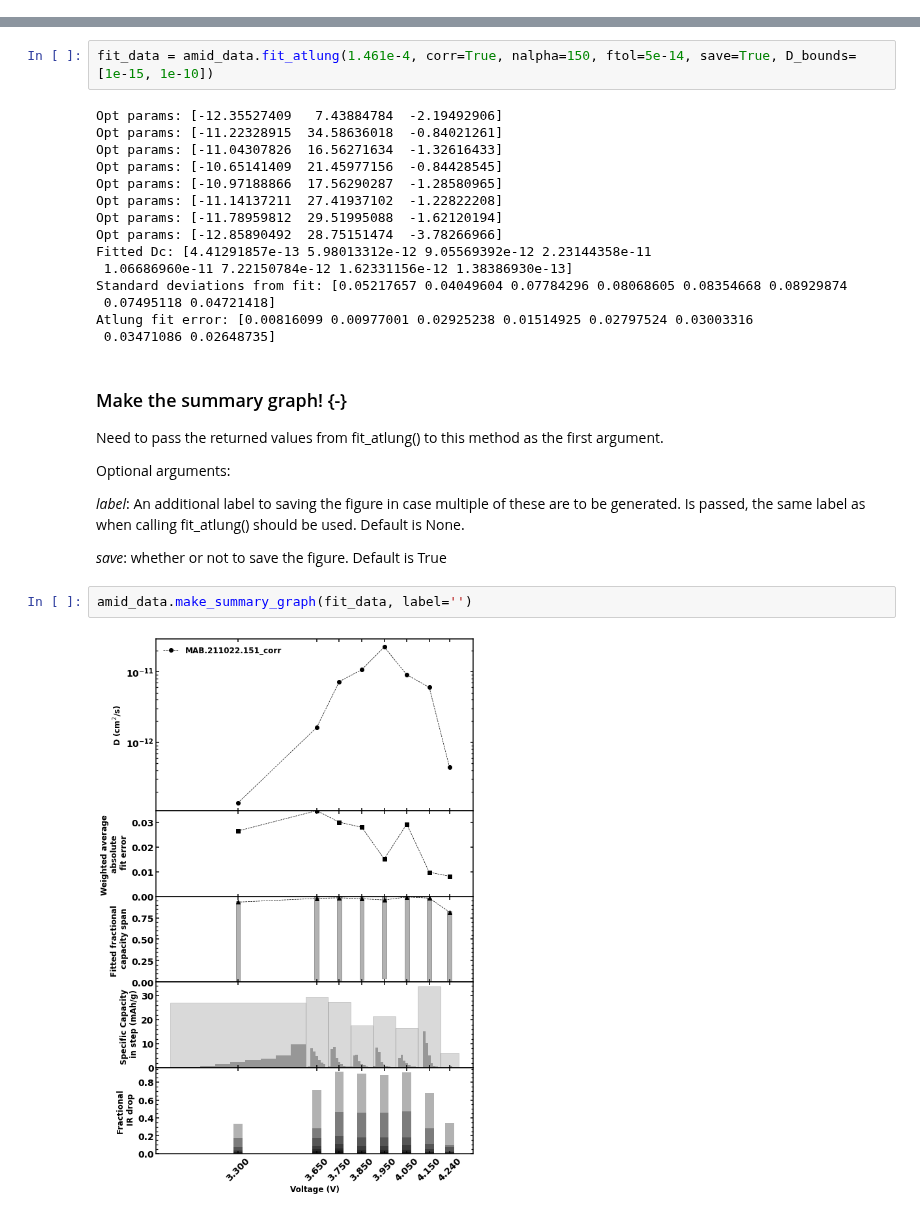
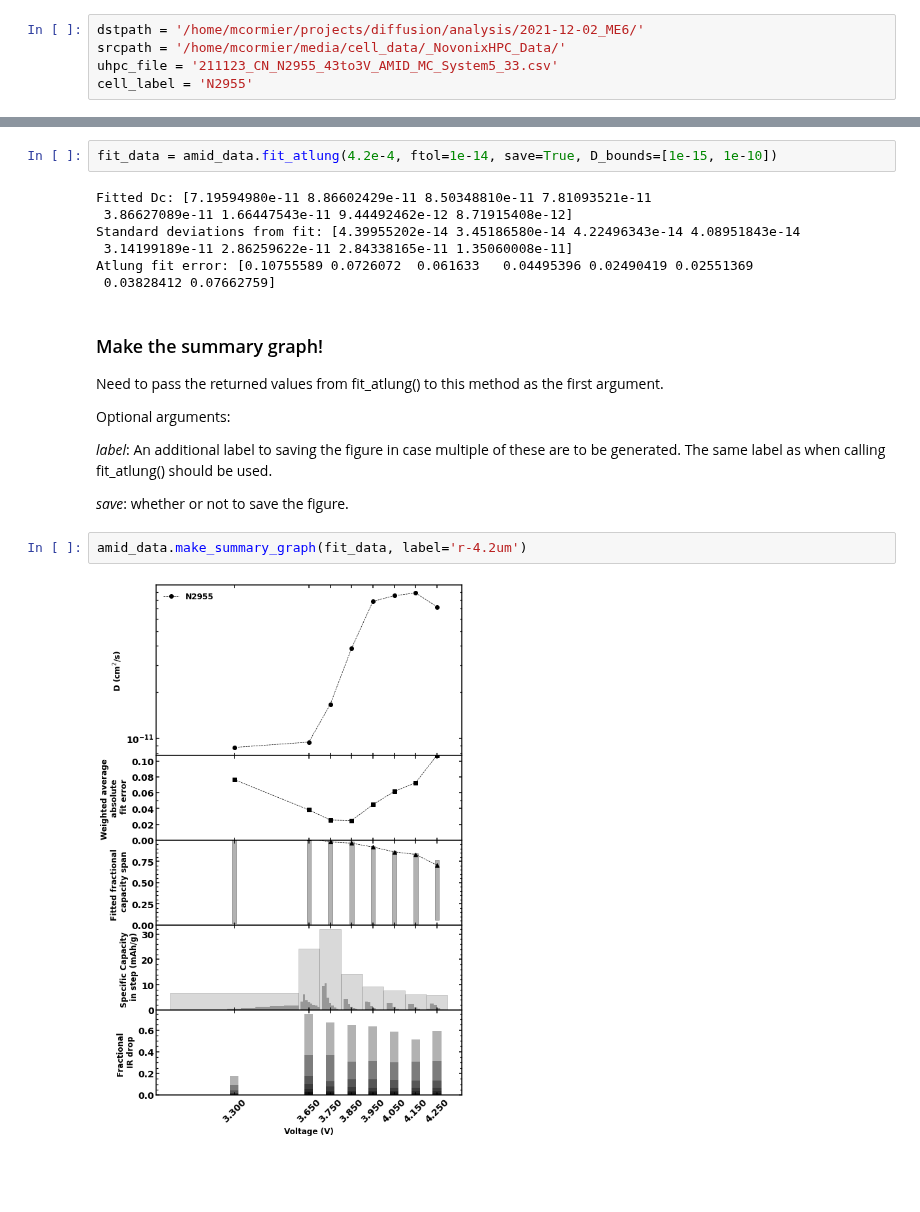
Before and after one commit to mmemcormier/amid, a Jupyter notebook: amid-analysis.ipynb, the cells around one changed output, grey strips where cells are left out. Saved outputs shown, nothing was run; the diff lists cells and outputs as text; blank space fills up the shorter version.

```diff
--- a/amid-analysis.ipynb
+++ b/amid-analysis.ipynb
@@ -29 +26,6 @@ cell_label = 'MAB.211022.151_corr'
+# %%
+dstpath = '/home/mcormier/projects/diffusion/analysis/2021-12-02_ME6/'
+srcpath = '/home/mcormier/media/cell_data/_NovonixHPC_Data/'
+uhpc_file = '211123_CN_N2955_43to3V_AMID_MC_System5_33.csv'
+cell_label = 'N2955'
 # %% [markdown]
@@ -91,31 +97,23 @@ Returns: data needed to make summary graph.
 # %%
-fit_data = amid_data.fit_atlung(1.461e-4, corr=True, nalpha=150, ftol=5e-14, save=True, D_bounds=[1e-15, 1e-10])
+fit_data = amid_data.fit_atlung(4.2e-4, ftol=1e-14, save=True, D_bounds=[1e-15, 1e-10])
 # %% [output]
-Opt params: [-12.35527409   7.43884784  -2.19492906]
-Opt params: [-11.22328915  34.58636018  -0.84021261]
-Opt params: [-11.04307826  16.56271634  -1.32616433]
-Opt params: [-10.65141409  21.45977156  -0.84428545]
-Opt params: [-10.97188866  17.56290287  -1.28580965]
-Opt params: [-11.14137211  27.41937102  -1.22822208]
-Opt params: [-11.78959812  29.51995088  -1.62120194]
-Opt params: [-12.85890492  28.75151474  -3.78266966]
-Fitted Dc: [4.41291857e-13 5.98013312e-12 9.05569392e-12 2.23144358e-11
- 1.06686960e-11 7.22150784e-12 1.62331156e-12 1.38386930e-13]
-Standard deviations from fit: [0.05217657 0.04049604 0.07784296 0.08068605 0.08354668 0.08929874
- 0.07495118 0.04721418]
-Atlung fit error: [0.00816099 0.00977001 0.02925238 0.01514925 0.02797524 0.03003316
- 0.03471086 0.02648735]
+Fitted Dc: [7.19594980e-11 8.86602429e-11 8.50348810e-11 7.81093521e-11
+ 3.86627089e-11 1.66447543e-11 9.44492462e-12 8.71915408e-12]
+Standard deviations from fit: [4.39955202e-14 3.45186580e-14 4.22496343e-14 4.08951843e-14
+ 3.14199189e-11 2.86259622e-11 2.84338165e-11 1.35060008e-11]
+Atlung fit error: [0.10755589 0.0726072  0.061633   0.04495396 0.02490419 0.02551369
+ 0.03828412 0.07662759]
 # %% [markdown]
-### Make the summary graph! {-}
+### Make the summary graph!
 
 Need to pass the returned values from fit_atlung() to this method as the first argument.
 
 Optional arguments:
 
-*label*: An additional label to saving the figure in case multiple of these are to be generated. Is passed, the same label as when calling fit_atlung() should be used. Default is None.
+*label*: An additional label to saving the figure in case multiple of these are to be generated. The same label as when calling fit_atlung() should be used.
 
-*save*: whether or not to save the figure. Default is True
+*save*: whether or not to save the figure.
 # %%
-amid_data.make_summary_graph(fit_data, label='')
+amid_data.make_summary_graph(fit_data, label='r-4.2um')
 # %% [output]
-[figure, old version]
+[figure, new version]
```
Also changed, not shown: parts of 13 cells of this notebook, 3 other files.
